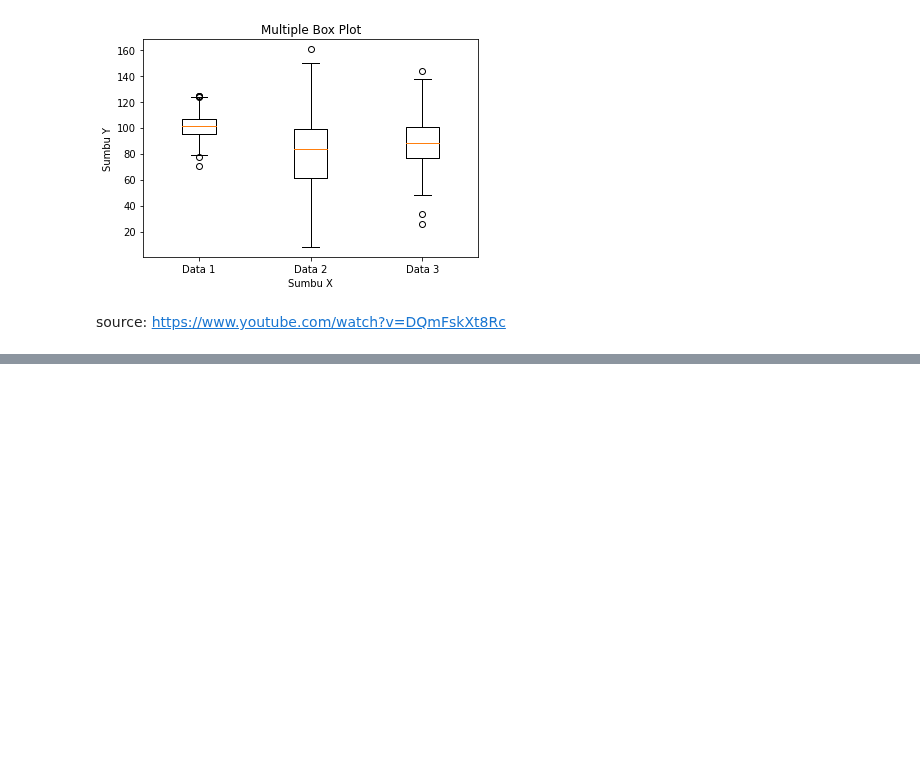
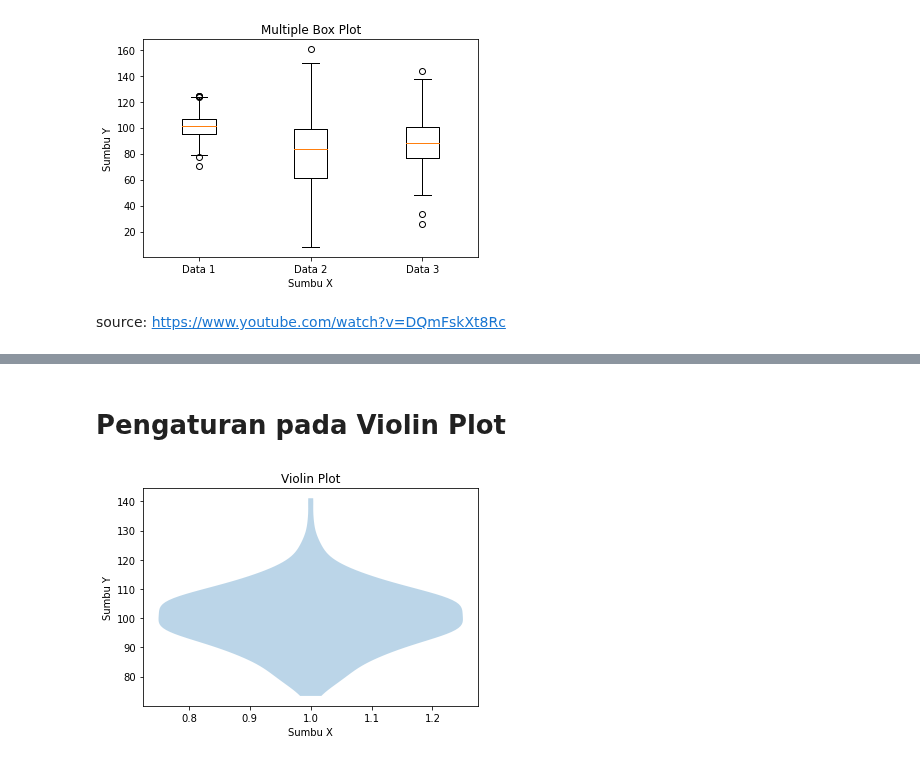
Before and after one commit to MarkvinsonAvatara/Matplotlib_learn, a Jupyter notebook: MatplotlibLearnWeek6.ipynb, the cells around one changed output, grey strips where cells are left out. Cells and saved outputs as stored; diff of their text form; code cells hidden in the pictures; blank space fills up the shorter version.

```diff
--- a/MatplotlibLearnWeek6.ipynb
+++ b/MatplotlibLearnWeek6.ipynb
@@ -141,0 +202,17 @@ source: https://www.youtube.com/watch?v=DQmFskXt8Rc
+# %% [markdown]
+# Pengaturan pada Violin Plot
+# %%
+#contoh Pengaturan Violin Plot 1
+plt.violinplot(data,
+              showextrema=False,
+              showmeans=False,
+              showmedians=False,
+              quantiles=None)
+
+plt.title('Violin Plot')
+plt.xlabel('Sumbu X')
+plt.ylabel('Sumbu Y')
+
+plt.show()
+# %% [output]
+[figure, added]
```
Also changed, not shown: parts of 24 cells of this notebook.
